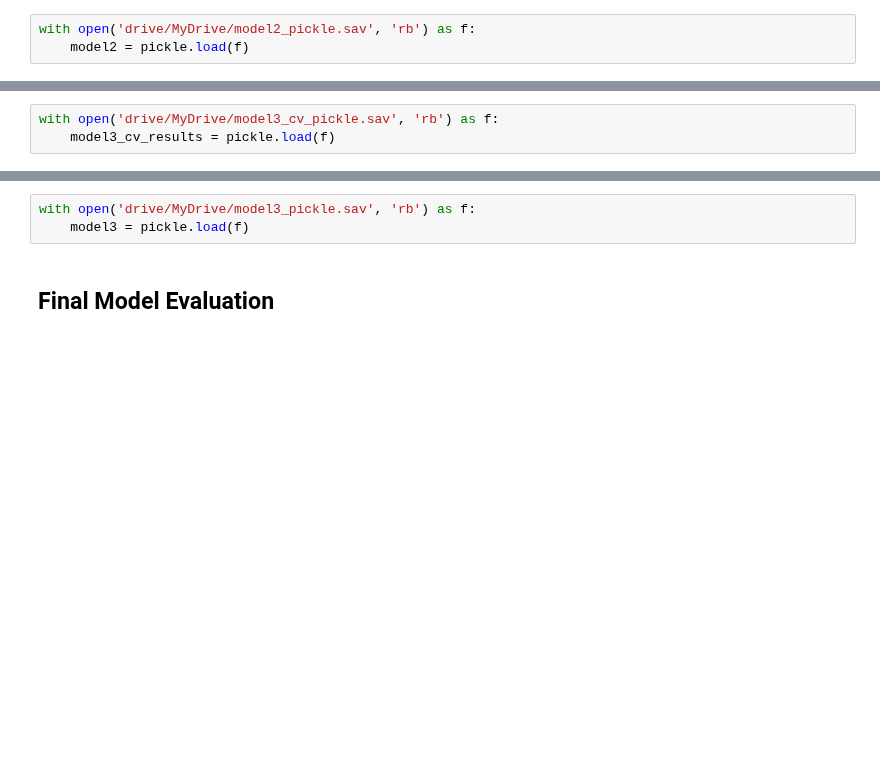
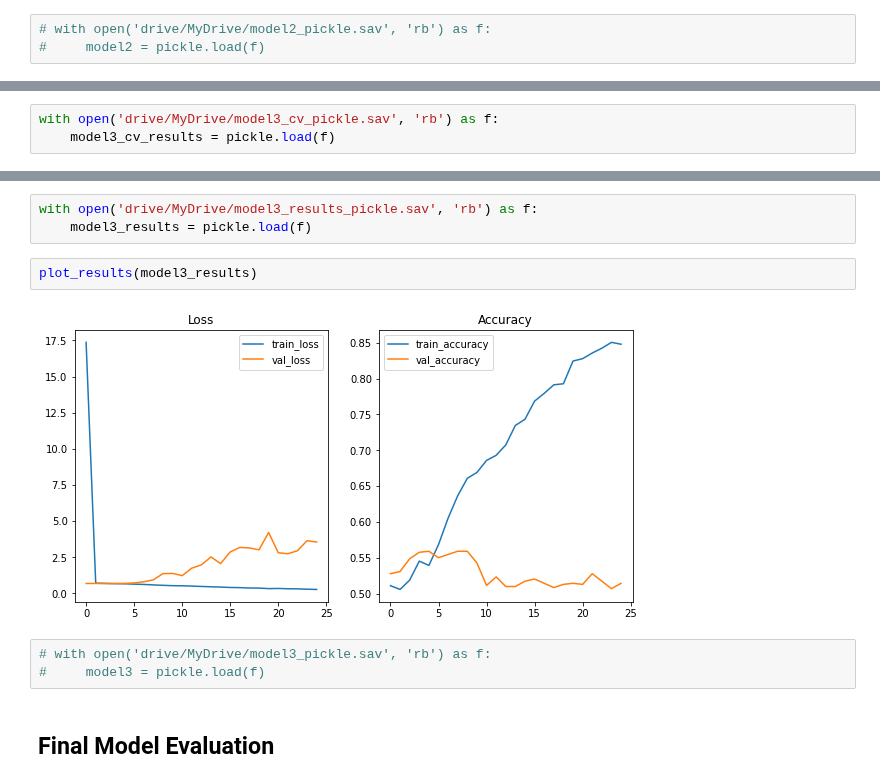
Before and after one commit to ZachRauch/Detecting_Signature_Fraud, a Jupyter notebook: Signature_Classification.ipynb, the cells around one changed output, grey strips where cells are left out. Drawn from its saved outputs; the diff is of its cells as text; blank space fills up the shorter version.

```diff
--- a/Signature_Classification.ipynb
+++ b/Signature_Classification.ipynb
@@ -373,3 +393,3 @@ model2_cv_results.mean()
 # %%
-with open('drive/MyDrive/model2_pickle.sav', 'rb') as f:
-    model2 = pickle.load(f)
+# with open('drive/MyDrive/model2_pickle.sav', 'rb') as f:
+#     model2 = pickle.load(f)
@@ -424,6 +440,13 @@ model3_cv_results.mean()
+# %%
+with open('drive/MyDrive/model3_results_pickle.sav', 'rb') as f:
+    model3_results = pickle.load(f)
+# %%
+plot_results(model3_results)
+# %% [output]
+[figure, added]
 # %%
-with open('drive/MyDrive/model3_pickle.sav', 'rb') as f:
-    model3 = pickle.load(f)
+# with open('drive/MyDrive/model3_pickle.sav', 'rb') as f:
+#     model3 = pickle.load(f)
 # %% [markdown]
 ## Final Model Evaluation
 # %%
```
Also changed, not shown: parts of 8 cells of this notebook.
